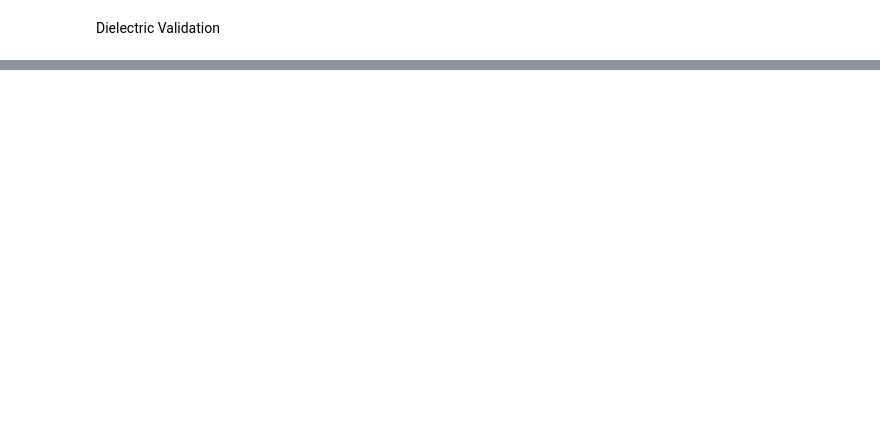
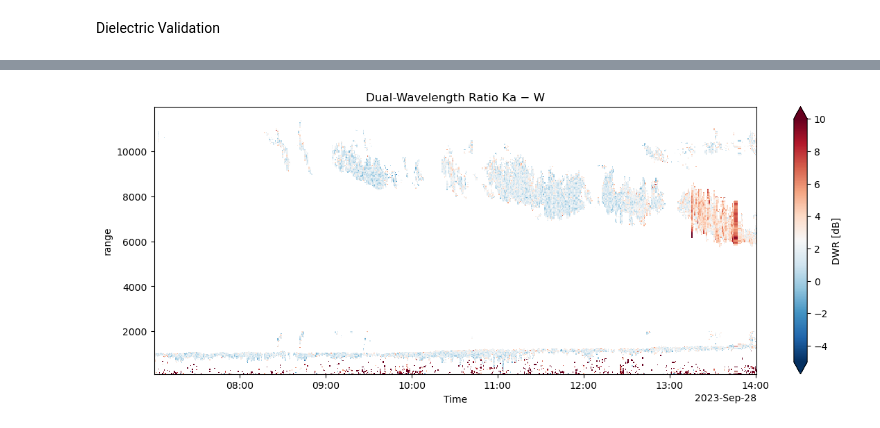
Before and after one commit to geronbreuergb-tech/dual_freq_radar_lwc, a Jupyter notebook: notebooks/03_dwr_and_masking.ipynb, the cells around one changed output, grey strips where cells are left out. Drawn from its saved outputs; the diff is of its cells as text; code cells hidden in the pictures; blank space fills up the shorter version.

```diff
--- a/notebooks/03_dwr_and_masking.ipynb
+++ b/notebooks/03_dwr_and_masking.ipynb
@@ -21,0 +21,4 @@ ImportError: cannot import name 'epsilon_water_liebe1989' from 'radar_lwc.retrie
+# %%
+in_path = Path("../data/processed/aligned.nc")
+ds = xr.open_dataset(in_path)
+print(ds)
@@ -21,0 +42,10 @@ ImportError: cannot import name 'epsilon_water_liebe1989' from 'radar_lwc.retrie
+# %%
+dwr = ds["Ze_Ka"]- ds["Ze_W"]      # in dB
+dwr.name = "DWR"
+dwr.attrs["units"] = "dB"
+fig, ax = plt.subplots(figsize=(14, 5))
+dwr.plot(x="Time", y="range", cmap="RdBu_r", vmin=-5, vmax=10, ax=ax, cbar_kwargs={"label": "DWR [dB]"})
+ax.set_title("Dual-Wavelength Ratio Ka − W")
+plt.show()
+# %% [output]
+[figure, added]
```
Also changed, not shown: parts of 20 cells of this notebook, 1 other file.
